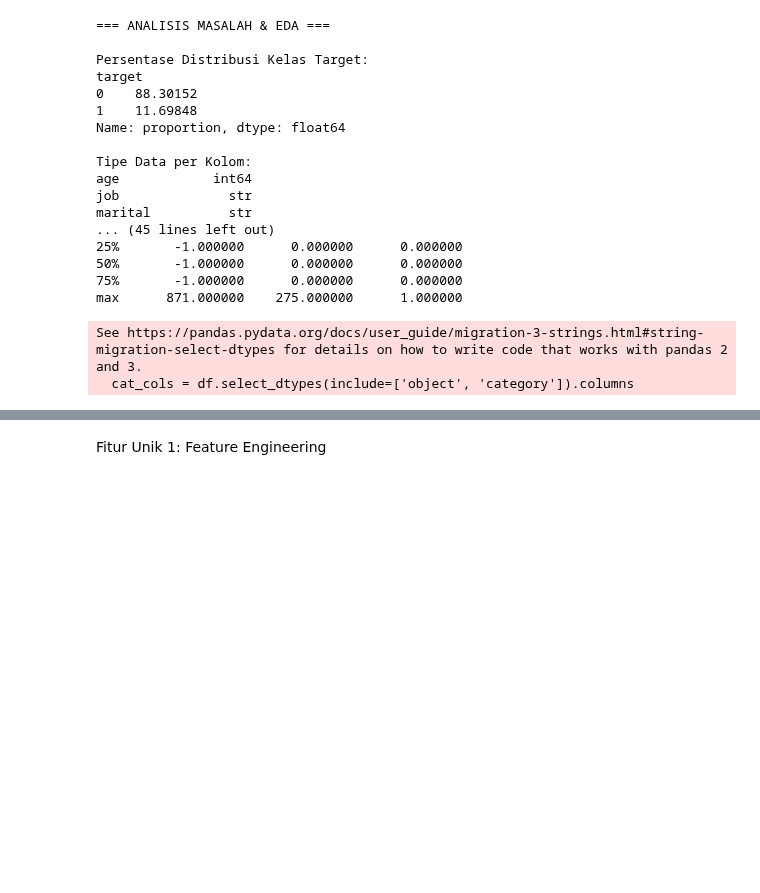
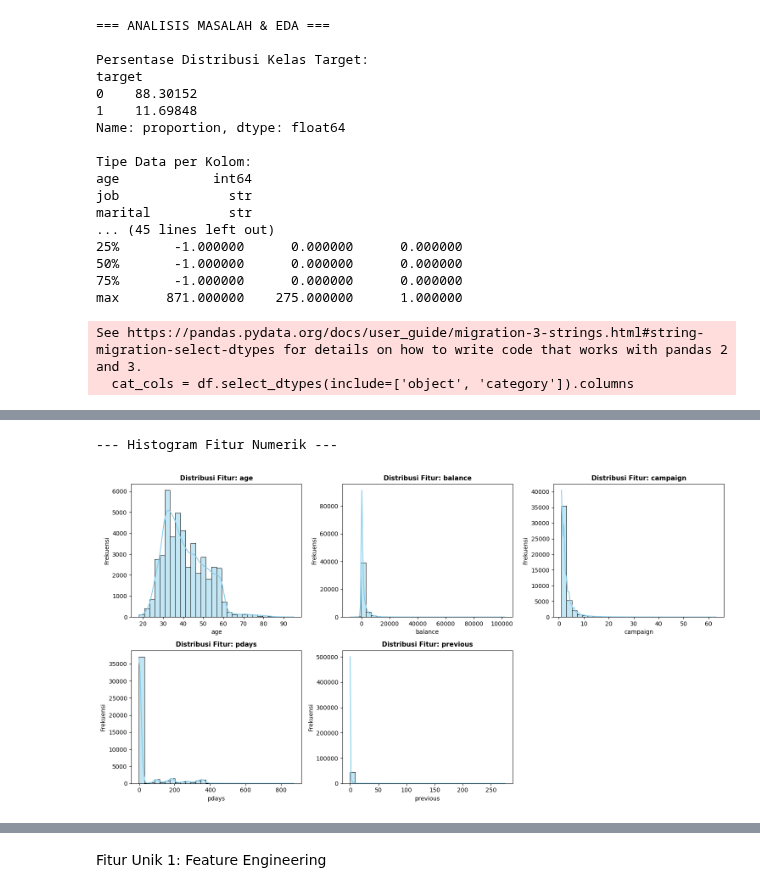
Before and after one commit to VincentArfan/Prediksi-Deposito-Bank, a Jupyter notebook: DeepLearning_Tugas1.ipynb, the cells around one changed output, grey strips where cells are left out. Drawn from its saved outputs; the diff is of its cells as text; code cells hidden in the pictures; blank space fills up the shorter version.

```diff
--- a/DeepLearning_Tugas1.ipynb
+++ b/DeepLearning_Tugas1.ipynb
@@ -114,0 +159,18 @@ See https://pandas.pydata.org/docs/user_guide/migration-3-strings.html#string-mi
+# %%
+# b. Histogram Fitur Numerik
+print("--- Histogram Fitur Numerik ---")
+num_cols = ['age', 'balance', 'campaign', 'pdays', 'previous']
+plt.figure(figsize=(15, 8))
+
+for i, col in enumerate(num_cols, 1):
+    plt.subplot(2, 3, i)
+    sns.histplot(df[col], kde=True, bins=30, color='skyblue', edgecolor='black')
+    plt.title(f'Distribusi Fitur: {col}', fontsize=11, fontweight='bold')
+    plt.xlabel(col)
+    plt.ylabel('Frekuensi')
+
+plt.tight_layout()
+plt.show()
+# %% [output]
+--- Histogram Fitur Numerik ---
+[figure, added]
```
Also changed, not shown: parts of 5 cells of this notebook.
